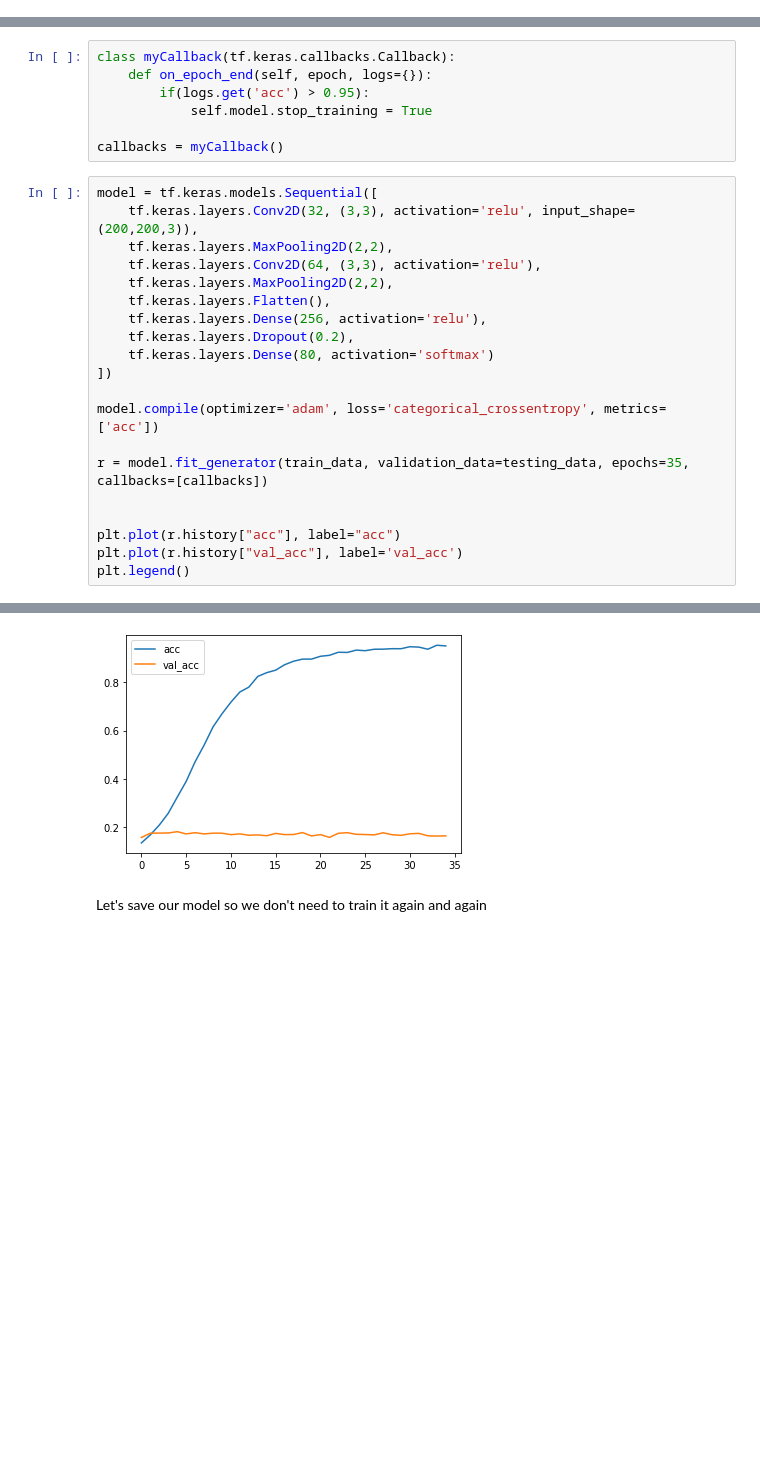
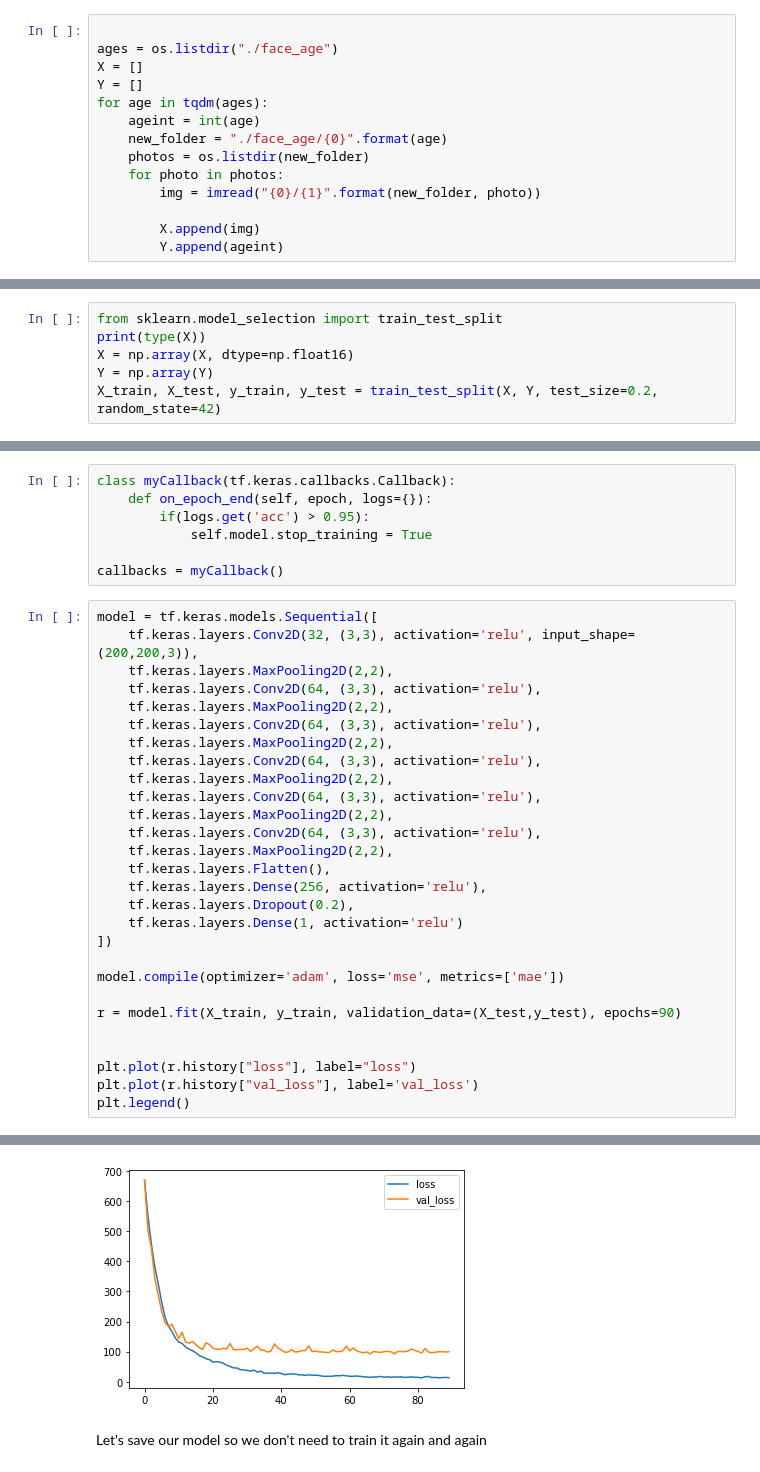
Before and after one commit to utkucolak/predictage, a Jupyter notebook: model.ipynb, the cells around one changed output, grey strips where cells are left out. Drawn from its saved outputs; the diff is of its cells as text; blank space fills up the shorter version.

Commit message:
last update
Loss function fixed and model success rate has been increased

```diff
--- a/model.ipynb
+++ b/model.ipynb
@@ -32,2 +13,16 @@ for i in range(len(os.listdir(data_dir))):
+# %%
+
+ages = os.listdir("./face_age")
+X = []
+Y = []
+for age in tqdm(ages):
+    ageint = int(age)
+    new_folder = "./face_age/{0}".format(age)
+    photos = os.listdir(new_folder)
+    for photo in photos:
+        img = imread("{0}/{1}".format(new_folder, photo))
+
+        X.append(img)
+        Y.append(ageint)
 # %% [markdown]
 We need to create our augmented data which we can easily by the power of tensorflow
@@ -41,0 +29,6 @@ Found 2362 images belonging to 80 classes.
+# %%
+from sklearn.model_selection import train_test_split
+print(type(X))
+X = np.array(X, dtype=np.float16)
+Y = np.array(Y)
+X_train, X_test, y_train, y_test = train_test_split(X, Y, test_size=0.2, random_state=42)
@@ -54,18 +49,26 @@ model = tf.keras.models.Sequential([
     tf.keras.layers.MaxPooling2D(2,2),
     tf.keras.layers.Conv2D(64, (3,3), activation='relu'),
     tf.keras.layers.MaxPooling2D(2,2),
+    tf.keras.layers.Conv2D(64, (3,3), activation='relu'),
+    tf.keras.layers.MaxPooling2D(2,2),
+    tf.keras.layers.Conv2D(64, (3,3), activation='relu'),
+    tf.keras.layers.MaxPooling2D(2,2),
+    tf.keras.layers.Conv2D(64, (3,3), activation='relu'),
+    tf.keras.layers.MaxPooling2D(2,2),
+    tf.keras.layers.Conv2D(64, (3,3), activation='relu'),
+    tf.keras.layers.MaxPooling2D(2,2),
     tf.keras.layers.Flatten(),
     tf.keras.layers.Dense(256, activation='relu'),
     tf.keras.layers.Dropout(0.2),
-    tf.keras.layers.Dense(80, activation='softmax')
+    tf.keras.layers.Dense(1, activation='relu')
 ])
 
-model.compile(optimizer='adam', loss='categorical_crossentropy', metrics=['acc'])
+model.compile(optimizer='adam', loss='mse', metrics=['mae'])
 
-r = model.fit_generator(train_data, validation_data=testing_data, epochs=35, callbacks=[callbacks])
+r = model.fit(X_train, y_train, validation_data=(X_test,y_test), epochs=90)
 
 
-plt.plot(r.history["acc"], label="acc")
-plt.plot(r.history["val_acc"], label='val_acc')
+plt.plot(r.history["loss"], label="loss")
+plt.plot(r.history["val_loss"], label='val_loss')
 plt.legend()
 # %% [output]
@@ -89,4 +92,4 @@ Epoch 35/35
 <matplotlib.legend.Legend at 0x...>
-[figure, old version]
+[figure, new version]
 # %% [markdown]
 Let's save our model so we don't need to train it again and again
```
Also changed, not shown: parts of 9 cells of this notebook.
